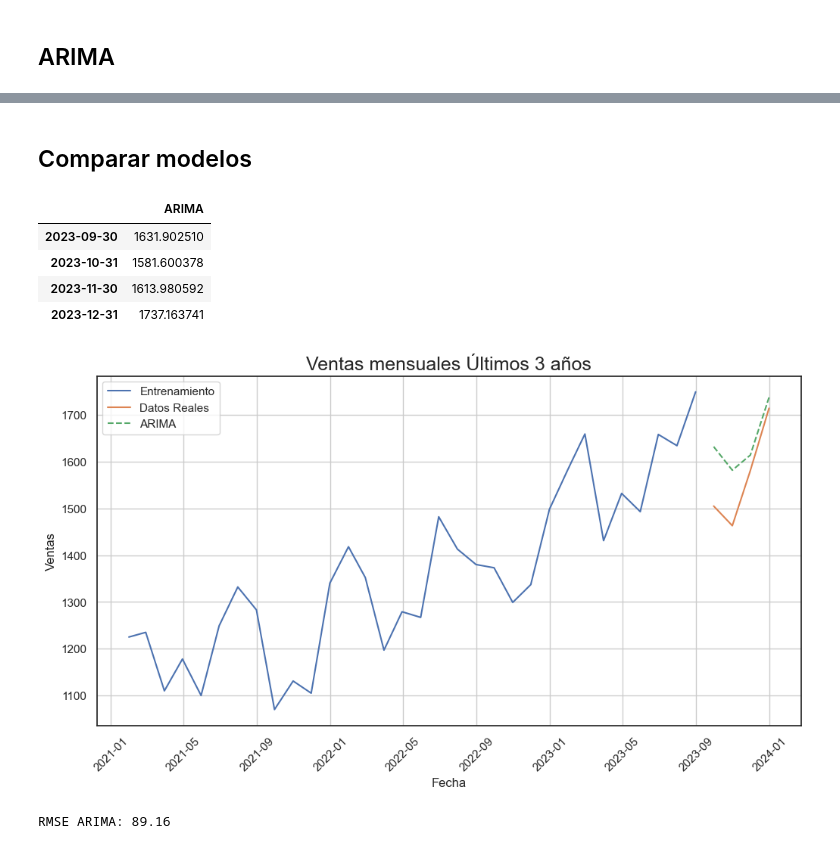
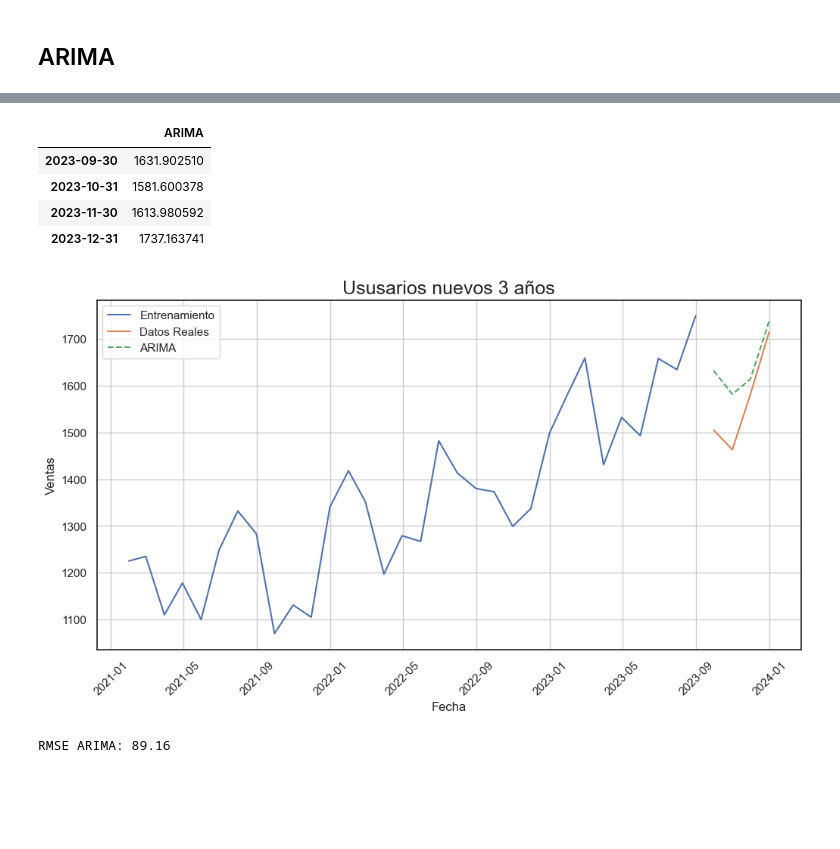
Before and after one commit to LuisMB09/lab_analisis_datos, a Jupyter notebook: examen-2do-parcial.ipynb, the cells around one changed output, grey strips where cells are left out. Saved outputs shown, nothing was run; the diff lists cells and outputs as text; code cells hidden in the pictures; blank space fills up the shorter version.

```diff
--- a/examen-2do-parcial.ipynb
+++ b/examen-2do-parcial.ipynb
@@ -364,5 +364,3 @@ Total fit time: 1.654 seconds
-# %% [markdown]
-## Comparar modelos
 # %%
 forecast_arima = model_arima.predict(n_periods=len(test_df_ar))
 forecast = pd.DataFrame()
@@ -378,19 +376,19 @@ forecast
 # %%
 plt.figure(figsize=(12,6))
 
 plt.plot(train_df_ar.index, train_df_ar['new_users'], label='Entrenamiento')
 plt.plot(test_df_ar.index, test_df_ar['new_users'], label='Datos Reales')
 
 plt.plot(forecast.index, forecast['ARIMA'], linestyle='--', label='ARIMA')
-plt.title('Ventas mensuales Últimos 3 años', fontsize=18)
+plt.title('Ususarios nuevos 3 años', fontsize=18)
 plt.xlabel('Fecha')
 plt.ylabel('Ventas')
 plt.legend(loc='best')
 plt.xticks(rotation=45)
 plt.grid()
 plt.show()
 # %% [output]
-[figure, old version]
+[figure, new version]
 # %%
 rmse_arima = mean_squared_error(test_df_ar['new_users'], forecast['ARIMA'] , squared=False)
 print(f'RMSE ARIMA: {rmse_arima:.2f}')
```
Also changed, not shown: parts of 6 cells of this notebook.
